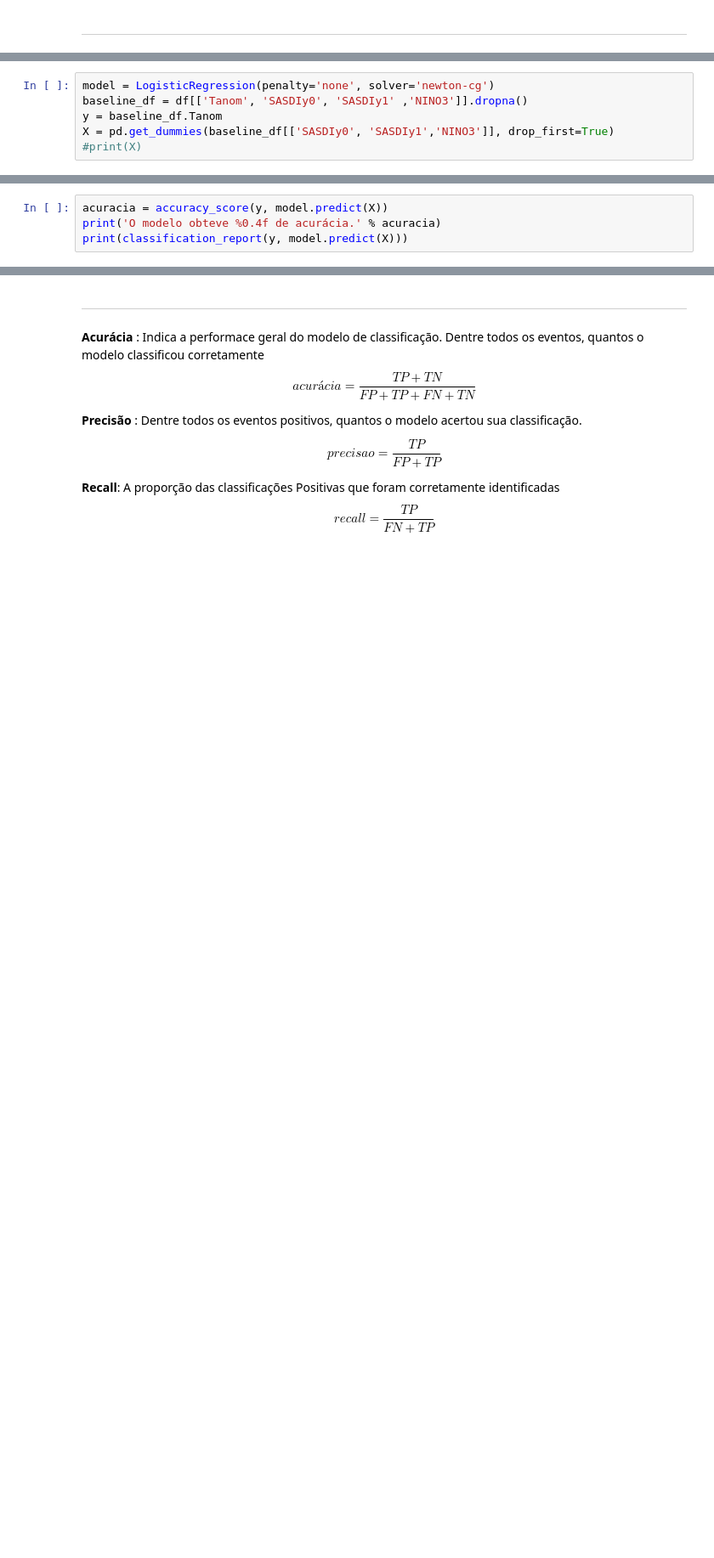
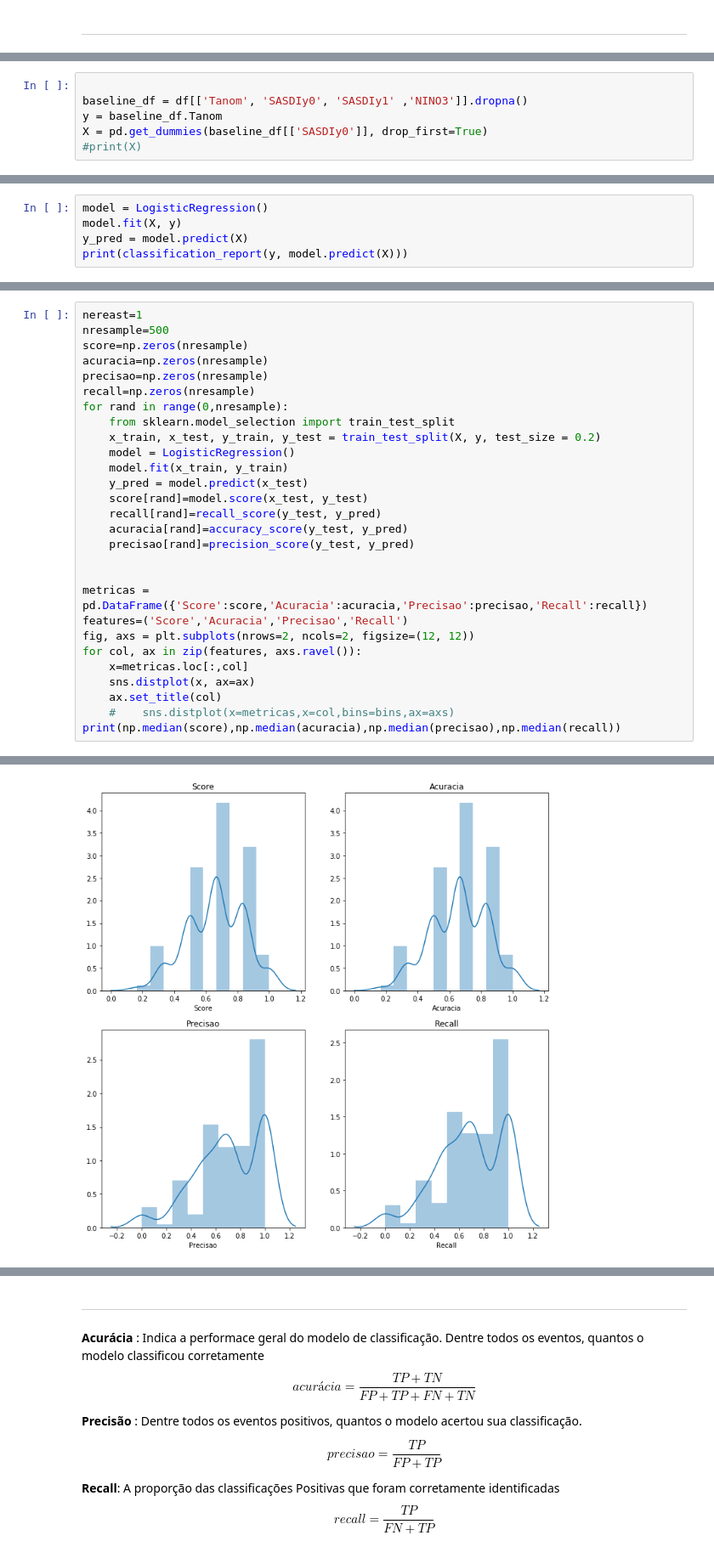
Before and after one commit to WladJSJ/Regressao_Logistica, a Jupyter notebook: RegLog_Tanom_V3.ipynb, the cells around one changed output, grey strips where cells are left out. Shown: that part at 85% size. Drawn from its saved outputs; the diff is of its cells as text; blank space fills up the shorter version.

```diff
--- a/RegLog_Tanom_V3.ipynb
+++ b/RegLog_Tanom_V3.ipynb
@@ -244,6 +262,6 @@ NINO3          0.5553      0.559      0.994      0.320      -0.540       1.650
 # %%
-model = LogisticRegression(penalty='none', solver='newton-cg')
+
 baseline_df = df[['Tanom', 'SASDIy0', 'SASDIy1' ,'NINO3']].dropna()
 y = baseline_df.Tanom
-X = pd.get_dummies(baseline_df[['SASDIy0', 'SASDIy1','NINO3']], drop_first=True)
+X = pd.get_dummies(baseline_df[['SASDIy0']], drop_first=True)
 #print(X)
@@ -271,5 +268,6 @@ array([[10,  4],
 # %%
-acuracia = accuracy_score(y, model.predict(X))
-print('O modelo obteve %0.4f de acurácia.' % acuracia)
+model = LogisticRegression()
+model.fit(X, y)
+y_pred = model.predict(X)
 print(classification_report(y, model.predict(X)))
 # %% [output]
@@ -284,0 +291,29 @@ weighted avg       0.69      0.69      0.69        29
+# %%
+nereast=1
+nresample=500
+score=np.zeros(nresample)
+acuracia=np.zeros(nresample)
+precisao=np.zeros(nresample)
+recall=np.zeros(nresample)
+for rand in range(0,nresample):
+    from sklearn.model_selection import train_test_split
+    x_train, x_test, y_train, y_test = train_test_split(X, y, test_size = 0.2)
+    model = LogisticRegression()
+    model.fit(x_train, y_train)
+    y_pred = model.predict(x_test)
+    score[rand]=model.score(x_test, y_test)
+    recall[rand]=recall_score(y_test, y_pred)
+    acuracia[rand]=accuracy_score(y_test, y_pred)
+    precisao[rand]=precision_score(y_test, y_pred)
+
+
+metricas = pd.DataFrame({'Score':score,'Acuracia':acuracia,'Precisao':precisao,'Recall':recall})
+features=('Score','Acuracia','Precisao','Recall')
+fig, axs = plt.subplots(nrows=2, ncols=2, figsize=(12, 12))
+for col, ax in zip(features, axs.ravel()):
+    x=metricas.loc[:,col]
+    sns.distplot(x, ax=ax)
+    ax.set_title(col)
+    #    sns.distplot(x=metricas,x=col,bins=bins,ax=axs)
+print(np.median(score),np.median(acuracia),np.median(precisao),np.median(recall))
+# %% [output]
@@ -284,0 +321 @@ weighted avg       0.69      0.69      0.69        29
+[figure, added]
```
Also changed, not shown: parts of 24 cells of this notebook.
